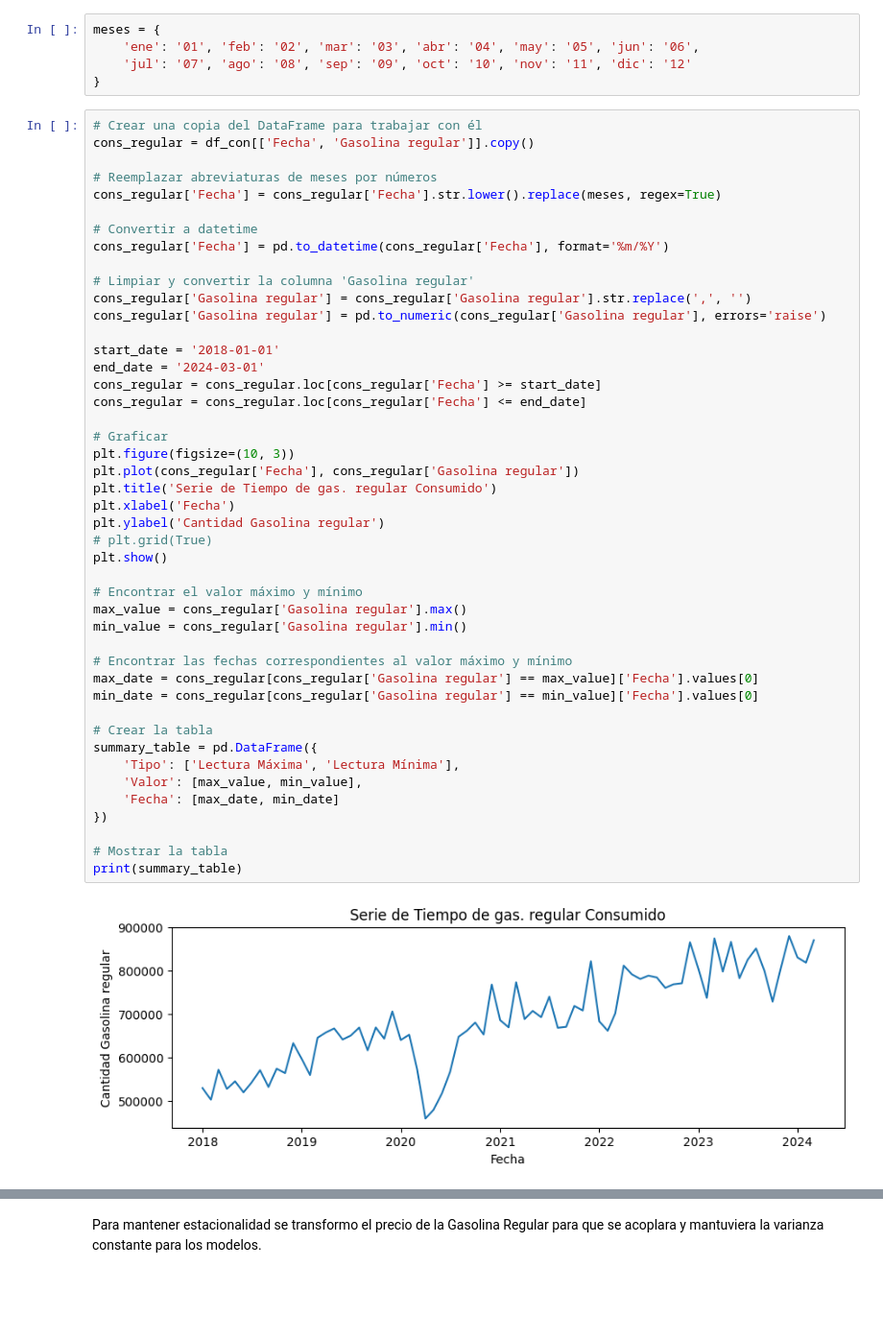
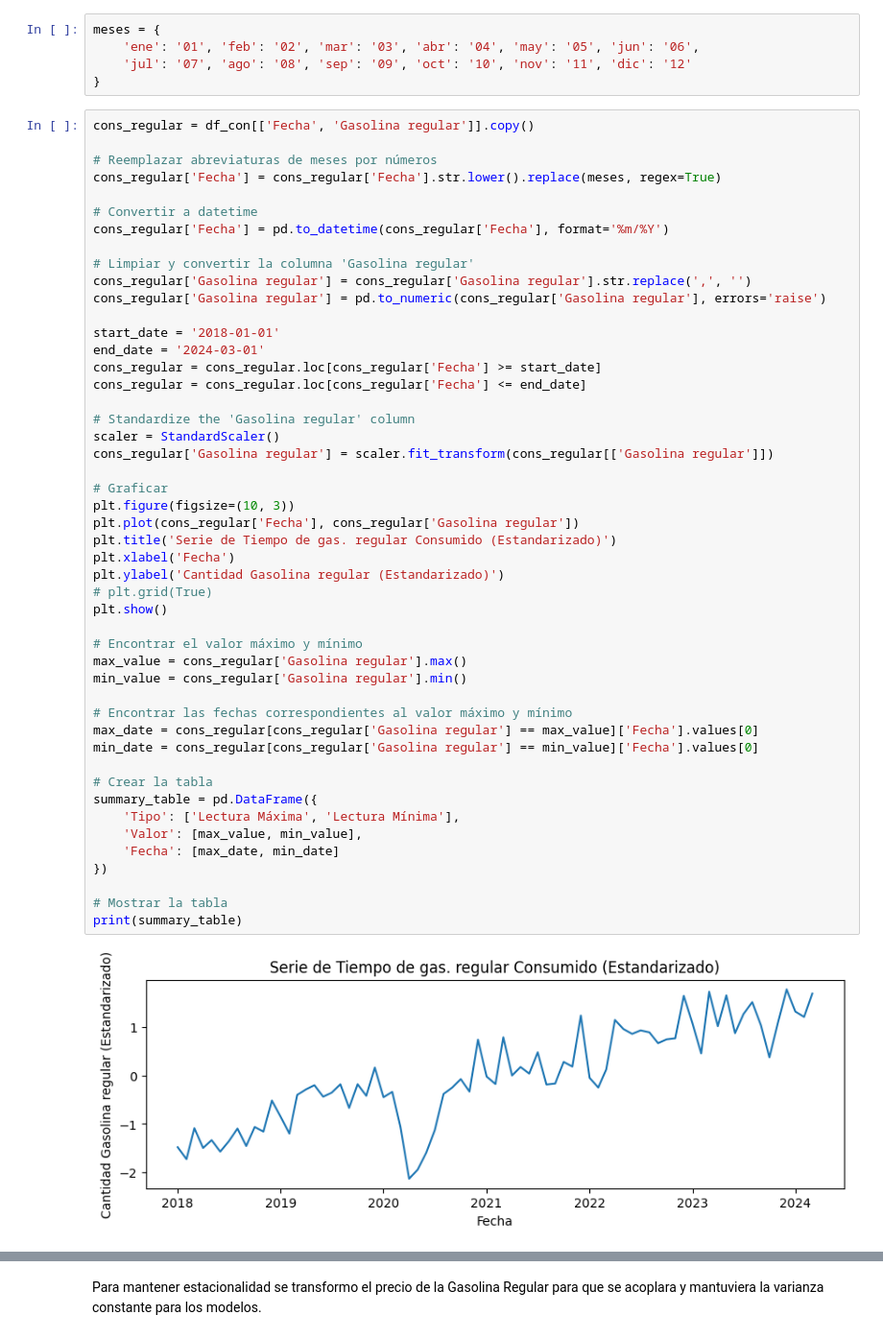
Before and after one commit to elpatron2211/Lab3DataScience, a Jupyter notebook: Lab3.ipynb, the cells around one changed output, grey strips where cells are left out. Shown: that part at 96% size. Cells and saved outputs as stored; diff of their text form; blank space fills up the shorter version.

Commit message:
Datos escalados
Data Frame ya escalada para modelo LSTM

```diff
--- a/Lab3.ipynb
+++ b/Lab3.ipynb
@@ -38,7 +39,6 @@ meses = {
     'jul': '07', 'ago': '08', 'sep': '09', 'oct': '10', 'nov': '11', 'dic': '12'
 }
 # %%
-# Crear una copia del DataFrame para trabajar con él
 cons_regular = df_con[['Fecha', 'Gasolina regular']].copy()
 
 # Reemplazar abreviaturas de meses por números
@@ -54,33 +54,37 @@ cons_regular['Gasolina regular'] = pd.to_numeric(cons_regular['Gasolina regular'
 start_date = '2018-01-01'
 end_date = '2024-03-01'
 cons_regular = cons_regular.loc[cons_regular['Fecha'] >= start_date]
 cons_regular = cons_regular.loc[cons_regular['Fecha'] <= end_date]
 
+# Standardize the 'Gasolina regular' column
+scaler = StandardScaler()
+cons_regular['Gasolina regular'] = scaler.fit_transform(cons_regular[['Gasolina regular']])
+
 # Graficar
 plt.figure(figsize=(10, 3))
 plt.plot(cons_regular['Fecha'], cons_regular['Gasolina regular'])
-plt.title('Serie de Tiempo de gas. regular Consumido')
+plt.title('Serie de Tiempo de gas. regular Consumido (Estandarizado)')
 plt.xlabel('Fecha')
-plt.ylabel('Cantidad Gasolina regular')
+plt.ylabel('Cantidad Gasolina regular (Estandarizado)')
 # plt.grid(True)
 plt.show()
 
 # Encontrar el valor máximo y mínimo
 max_value = cons_regular['Gasolina regular'].max()
 min_value = cons_regular['Gasolina regular'].min()
 
 # Encontrar las fechas correspondientes al valor máximo y mínimo
 max_date = cons_regular[cons_regular['Gasolina regular'] == max_value]['Fecha'].values[0]
 min_date = cons_regular[cons_regular['Gasolina regular'] == min_value]['Fecha'].values[0]
 
 # Crear la tabla
 summary_table = pd.DataFrame({
     'Tipo': ['Lectura Máxima', 'Lectura Mínima'],
     'Valor': [max_value, min_value],
     'Fecha': [max_date, min_date]
 })
 
 # Mostrar la tabla
 print(summary_table)
 # %% [output]
-[figure, old version]
+[figure, new version]
```
Also changed, not shown: parts of 13 cells of this notebook.
